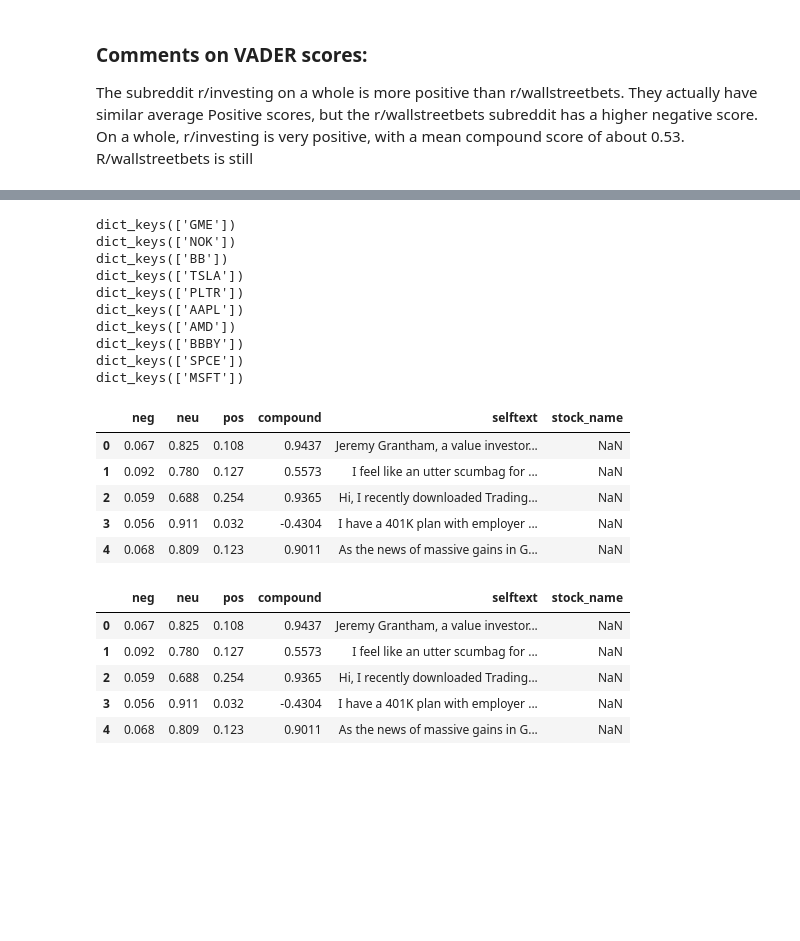
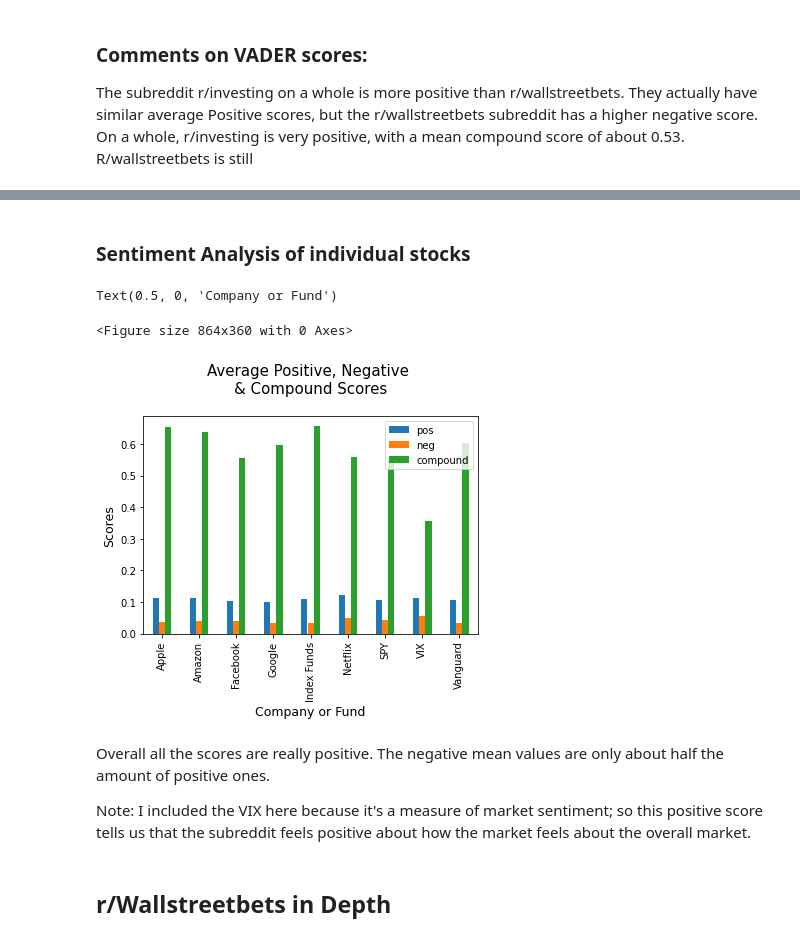
Before and after one commit to davidcholcomb/parliament-investing, a Jupyter notebook: 01_Sentiment Scores & EDA.ipynb, the cells around one changed output, grey strips where cells are left out. Cells and saved outputs as stored; diff of their text form; code cells hidden in the pictures; blank space fills up the shorter version.

```diff
--- a/01_Sentiment Scores & EDA.ipynb
+++ b/01_Sentiment Scores & EDA.ipynb
@@ -136,3 +175,22 @@ df.head()
+# %% [markdown]
+### Sentiment Analysis of individual stocks
+# %%
+plt.figure(figsize=(12,5))
+df_investing_sent.groupby('stock_name').mean()[['pos', 'neg', 'compound']].plot(kind='bar')
+plt.title('Average Positive, Negative \n& Compound Scores\n', fontsize=15);
+plt.xticks([0, 1, 2, 3, 4, 5, 6, 7, 8], ['Apple', 'Amazon', 'Facebook', 'Google', 'Index Funds', 'Netflix', 'SPY', 'VIX', 'Vanguard'])
+plt.ylabel('Scores', fontsize=12.5)
+plt.xlabel('Company or Fund', fontsize=12.5)
+# %% [output]
+Text(0.5, 0, 'Company or Fund')
+<Figure size 864x360 with 0 Axes>
+[figure, added]
+# %% [markdown]
+Overall all the scores are really positive. The negative mean values are only about half the amount of positive ones.
+
+Note: I included the VIX here because it's a measure of market sentiment; so this positive score tells us that the subreddit feels positive about how the market feels about the overall market.
+# %% [markdown]
+## r/Wallstreetbets in Depth
 # %%
 wsb_stonk_list = ['GME', 'NOK', 'BB', 'TSLA', 'PLTR', 'AAPL', 'AMD', 'BBBY', 'SPCE', 'MSFT']
 # %%
@@ -143,42 +201 @@ for stock in wsb_stonk_list:
     wsb_top_list.append(wsb_top_dict)
-# %%
-for post in wsb_top_list:
-    print(post.keys())
-# %% [output]
-dict_keys(['GME'])
-dict_keys(['NOK'])
-dict_keys(['BB'])
-dict_keys(['TSLA'])
-dict_keys(['PLTR'])
-dict_keys(['AAPL'])
-dict_keys(['AMD'])
-dict_keys(['BBBY'])
-dict_keys(['SPCE'])
-dict_keys(['MSFT'])
-# %%
-
-for post in wsb_top_list:
-    scores = sia.polarity_scores(str(post))
-    scores['selftext'] = post
-    scores['stock_name'] = post.keys()
-    sentiment.append(scores)
-
-
-df_stocks = pd.DataFrame(sentiment)
-df_stocks.head()
-# %% [output]
-|  | neg | neu | pos | compound | selftext | stock_name |
-| 0 | 0.067 | 0.825 | 0.108 | 0.9437 | Jeremy Grantham, a value investor... | NaN |
-| 1 | 0.092 | 0.780 | 0.127 | 0.5573 | I feel like an utter scumbag for ... | NaN |
-| 2 | 0.059 | 0.688 | 0.254 | 0.9365 | Hi, I recently downloaded Trading... | NaN |
-| 3 | 0.056 | 0.911 | 0.032 | -0.4304 | I have a 401K plan with employer ... | NaN |
-| 4 | 0.068 | 0.809 | 0.123 | 0.9011 | As the news of massive gains in G... | NaN |
-# %%
-df_stocks.head()
-# %% [output]
-|  | neg | neu | pos | compound | selftext | stock_name |
-| 0 | 0.067 | 0.825 | 0.108 | 0.9437 | Jeremy Grantham, a value investor... | NaN |
-| 1 | 0.092 | 0.780 | 0.127 | 0.5573 | I feel like an utter scumbag for ... | NaN |
-| 2 | 0.059 | 0.688 | 0.254 | 0.9365 | Hi, I recently downloaded Trading... | NaN |
-| 3 | 0.056 | 0.911 | 0.032 | -0.4304 | I have a 401K plan with employer ... | NaN |
-| 4 | 0.068 | 0.809 | 0.123 | 0.9011 | As the news of massive gains in G... | NaN |
```
Also changed, not shown: parts of 29 cells of this notebook, 5 other files.
